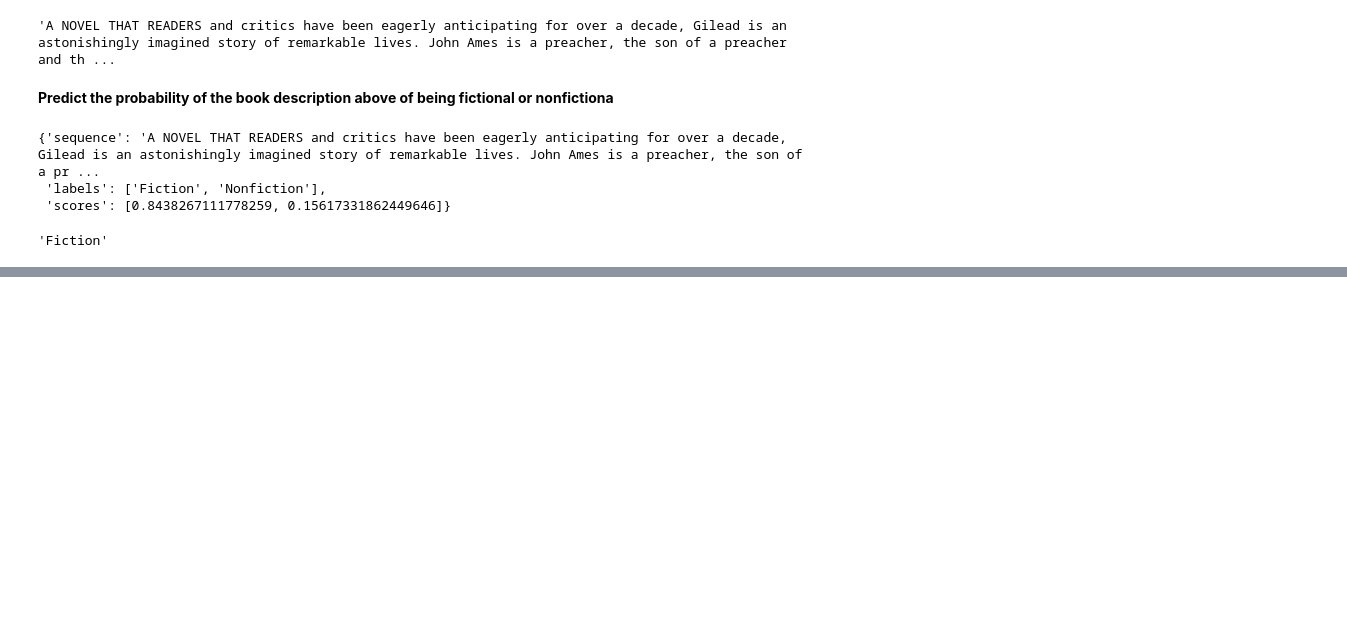
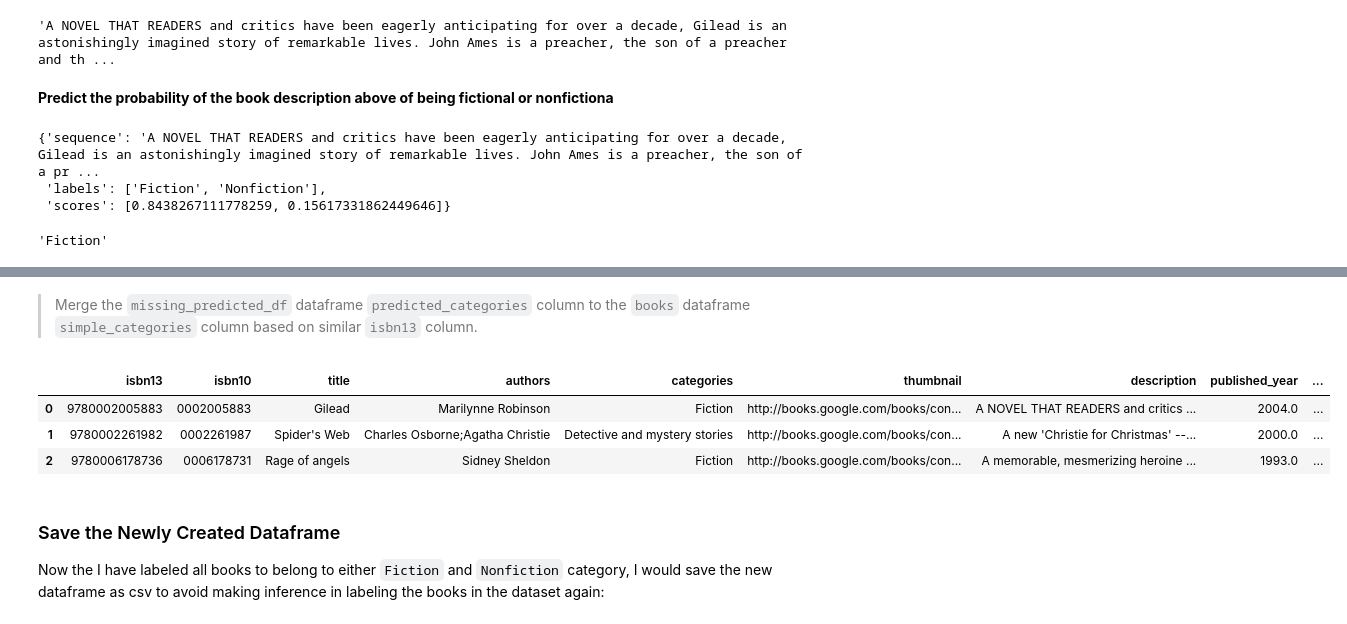
Before and after one commit to omogbolahan94/Book-Recommender-System, a Jupyter notebook: book_classification.ipynb, the cells around one changed output, grey strips where cells are left out. Cells and saved outputs as stored; diff of their text form; code cells hidden in the pictures; blank space fills up the shorter version.

Commit message:
labeled books as either Fiction or Nonfiction

```diff
--- a/book_classification.ipynb
+++ b/book_classification.ipynb
@@ -217,0 +283,11 @@ def predict(sequence: str, categories: list) -> str:
+# %%
+isbns = []
+predicted_cats = []
+
+for i in tqdm(range(0, len(missing_cats))):
+    sequence = missing_cats["description"][i]
+    predicted_cats.append(predict_category(sequence, fiction_categories))
+    isbns.append(missing_cats["isbn13"][i])
+# %%
+missing_predicted_df = pd.DataFrame({"isbn13": isbns, "predicted_categories": predicted_cats})
+missing_predicted_df.head()
@@ -217,0 +301,21 @@ def predict(sequence: str, categories: list) -> str:
+# %% [markdown]
+> Merge the `missing_predicted_df` dataframe `predicted_categories` column to the `books` dataframe `simple_categories` column based on similar `isbn13` column.
+# %%
+# updated books dataframe:
+books = pd.merge(books, missing_predicted_df, on="isbn13", how="left")
+# %%
+books["simple_categories"] = np.where(books["simple_categories"].isna(), books["predicted_categories"], books["simple_categories"])
+
+# remove the predicted_categories
+books.drop(columns = ["predicted_categories"], inplace=True)
+# %%
+books.head(3)
+# %% [output]
+|  | isbn13 | isbn10 | title | authors | categories | thumbnail | description | published_year | ... |
+| 0 | 9780002005883 | 0002005883 | Gilead | Marilynne Robinson | Fiction | http://books.google.com/books/con... | A NOVEL THAT READERS and critics ... | 2004.0 | ... |
+| 1 | 9780002261982 | 0002261987 | Spider's Web | Charles Osborne;Agatha Christie | Detective and mystery stories | http://books.google.com/books/con... | A new 'Christie for Christmas' --... | 2000.0 | ... |
+| 2 | 9780006178736 | 0006178731 | Rage of angels | Sidney Sheldon | Fiction | http://books.google.com/books/con... | A memorable, mesmerizing heroine ... | 1993.0 | ... |
+# %% [markdown]
+### Save the Newly Created Dataframe
+
+Now the I have labeled all books to belong to either `Fiction` and `Nonfiction` category, I would save the new dataframe as csv to avoid making inference in labeling the books in the dataset again:
```
Also changed, not shown: parts of 15 cells of this notebook, 1 other file.
